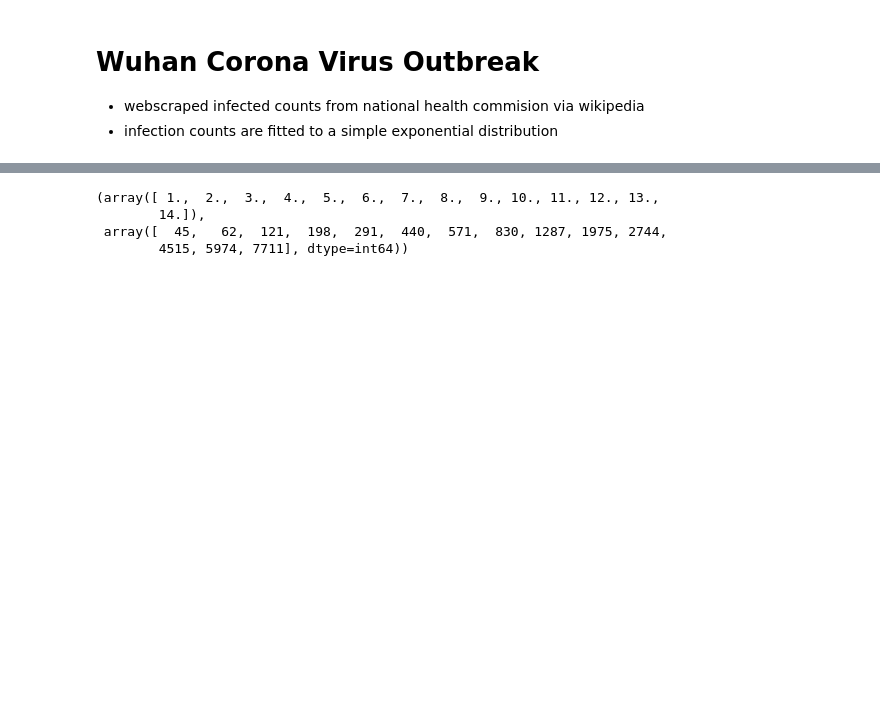
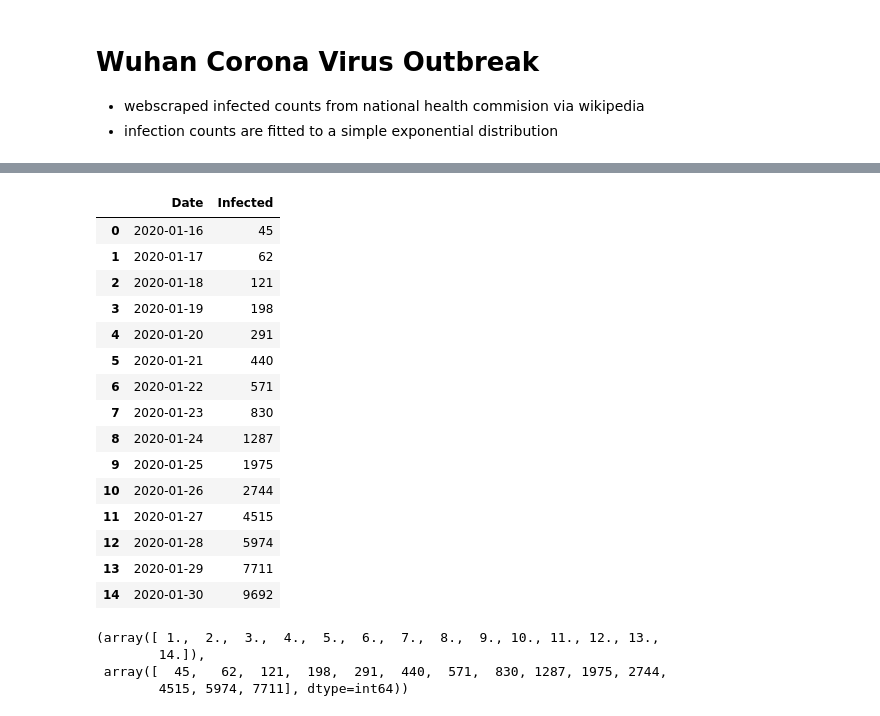
Before and after one commit to chrishom/WuhanVirusOutbreak, a Jupyter notebook: Corona Virus - Wuhan Infection Rate (Exponential Fit).ipynb, the cells around one changed output, grey strips where cells are left out. Drawn from its saved outputs; the diff is of its cells as text; code cells hidden in the pictures; blank space fills up the shorter version.

```diff
--- a/Corona Virus - Wuhan Infection Rate (Exponential Fit).ipynb
+++ b/Corona Virus - Wuhan Infection Rate (Exponential Fit).ipynb
@@ -82,3 +88,22 @@ exponential_fit
+# %%
+df
+# %% [output]
+|  | Date | Infected |
+| 0 | 2020-01-16 | 45 |
+| 1 | 2020-01-17 | 62 |
+| 2 | 2020-01-18 | 121 |
+| 3 | 2020-01-19 | 198 |
+| 4 | 2020-01-20 | 291 |
+| 5 | 2020-01-21 | 440 |
+| 6 | 2020-01-22 | 571 |
+| 7 | 2020-01-23 | 830 |
+| 8 | 2020-01-24 | 1287 |
+| 9 | 2020-01-25 | 1975 |
+| 10 | 2020-01-26 | 2744 |
+| 11 | 2020-01-27 | 4515 |
+| 12 | 2020-01-28 | 5974 |
+| 13 | 2020-01-29 | 7711 |
+| 14 | 2020-01-30 | 9692 |
 # %%
 x,y
 # %% [output]
```
Also changed, not shown: parts of 3 cells of this notebook.
